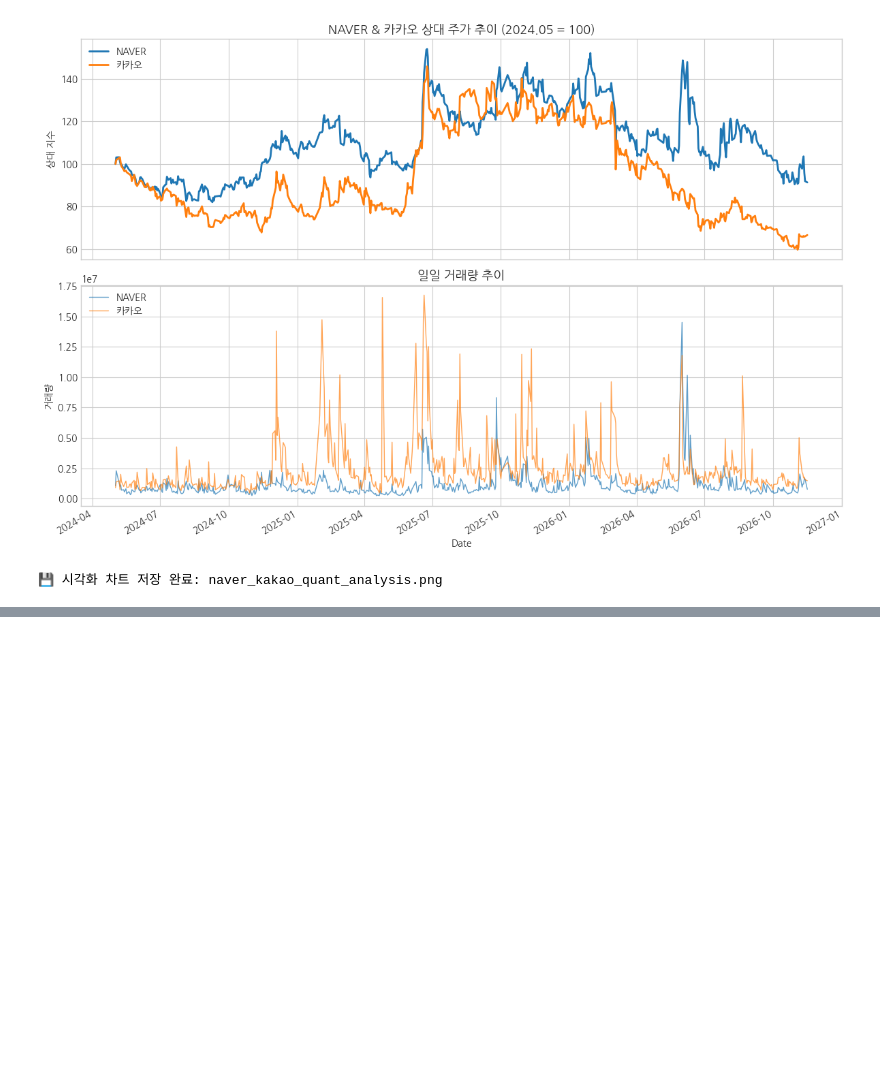
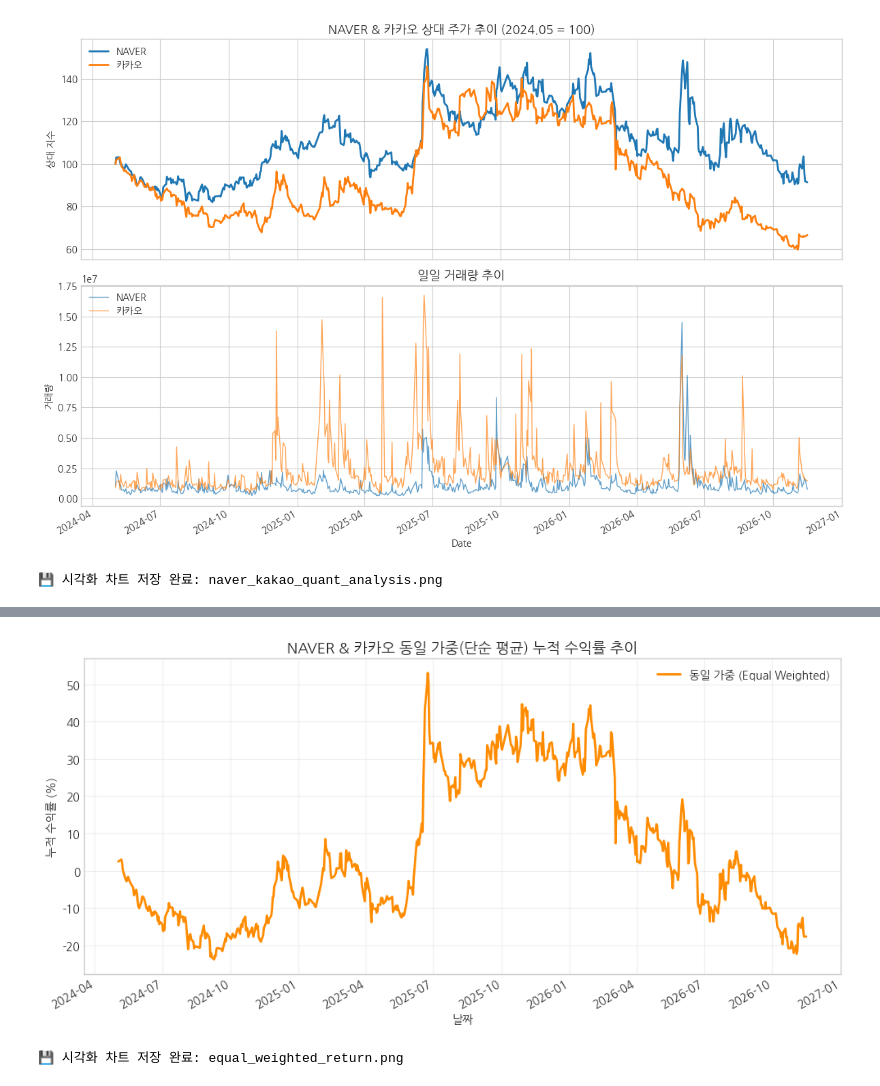
Before and after one commit to yumin9931-collab/-, a Jupyter notebook: 금융통계 기말 2차 초안.ipynb, the cells around one changed output, grey strips where cells are left out. Cells and saved outputs as stored; diff of their text form; code cells hidden in the pictures; blank space fills up the shorter version.

```diff
--- a/금융통계 기말 2차 초안.ipynb
+++ b/금융통계 기말 2차 초안.ipynb
@@ -723,0 +839,71 @@ NAVER     N/A    N/A    N/A    N/A
+# %%
+from __future__ import annotations
+import pandas as pd
+import FinanceDataReader as fdr
+import matplotlib.pyplot as plt
+
+# 0. 코랩 환경 한글 폰트 설정 (에러 방지용)
+import subprocess
+from pathlib import Path
+import matplotlib.font_manager as fm
+
+subprocess.run(['apt-get', 'update'], stdout=subprocess.DEVNULL)
+subprocess.run(['apt-get', 'install', '-y', 'fonts-nanum'], stdout=subprocess.DEVNULL)
+
+nanum_font_path = '/usr/share/fonts/truetype/nanum/NanumGothic.ttf'
+if Path(nanum_font_path).exists():
+    fe = fm.FontEntry(fname=nanum_font_path, name='NanumGothic')
+    fm.fontManager.ttflist.insert(0, fe)
+    plt.rcParams['font.family'] = 'NanumGothic'
+
+plt.rcParams['axes.unicode_minus'] = False
+
+# 1. 분석 대상 종목 및 기간 설정 (2.5년 치)
+tickers = {
+    "035420": "NAVER",
+    "035720": "카카오"
+}
+
+start_date = "2024-05-01"
+end_date = pd.Timestamp.today().strftime("%Y-%m-%d")
+
+print(f"=== NAVER & 카카오 동일 가중 수익률 산출 ({start_date} ~ {end_date}) ===")
+
+# 2. 종가(Close) 데이터 수집
+price_data = {}
+for code, name in tickers.items():
+    df = fdr.DataReader(code, start_date, end_date)
+    price_data[name] = df['Close']
+
+df_price = pd.DataFrame(price_data)
+
+# 3. 동일 가중(단순 평균) 수익률 계산 로직
+# - 종목별 일별 수익률(pct_change)을 구함
+# - 행(axis=1) 방향으로 단순 평균(mean)을 취함
+df_returns = df_price.pct_change()
+equal_weighted_daily_return = df_returns.mean(axis=1).dropna()
+
+# 기간 총 누적 동일 가중 수익률 계산
+cumulative_equal_return = (1 + equal_weighted_daily_return).cumprod() - 1
+
+print("\n" + "="*50)
+print(" 📊 [결과] 동일 가중(단순 평균) 일별 수익률 요약 (상위 5행)")
+print("="*50)
+print(equal_weighted_daily_return.head())
+
+print(f"\n기간 총 동일 가중 누적 수익률: {cumulative_equal_return.iloc[-1]*100:.2f}%")
+
+# 4. 시각화 (동일 가중 누적 수익률 추이)
+plt.figure(figsize=(10, 5))
+(cumulative_equal_return * 100).plot(label='동일 가중 (Equal Weighted)', linewidth=2, color='darkorange')
+
+plt.title("NAVER & 카카오 동일 가중(단순 평균) 누적 수익률 추이", fontsize=13, fontweight='bold')
+plt.xlabel("날짜")
+plt.ylabel("누적 수익률 (%)")
+plt.legend()
+plt.grid(True, alpha=0.3)
+plt.tight_layout()
+plt.savefig("equal_weighted_return.png", dpi=300)
+plt.show()
+print("\n💾 시각화 차트 저장 완료: equal_weighted_return.png")
+# %% [output]
@@ -723,0 +924,2 @@ NAVER     N/A    N/A    N/A    N/A
+[figure, added]
+💾 시각화 차트 저장 완료: equal_weighted_return.png
```
Also changed, not shown: parts of 4 cells of this notebook.
